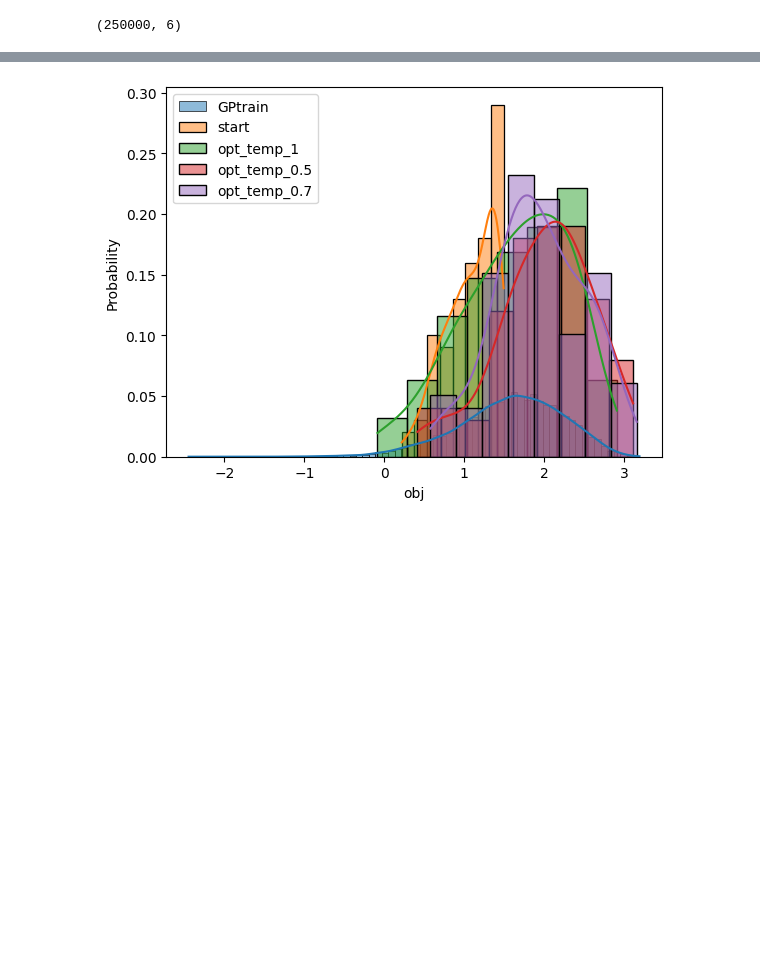
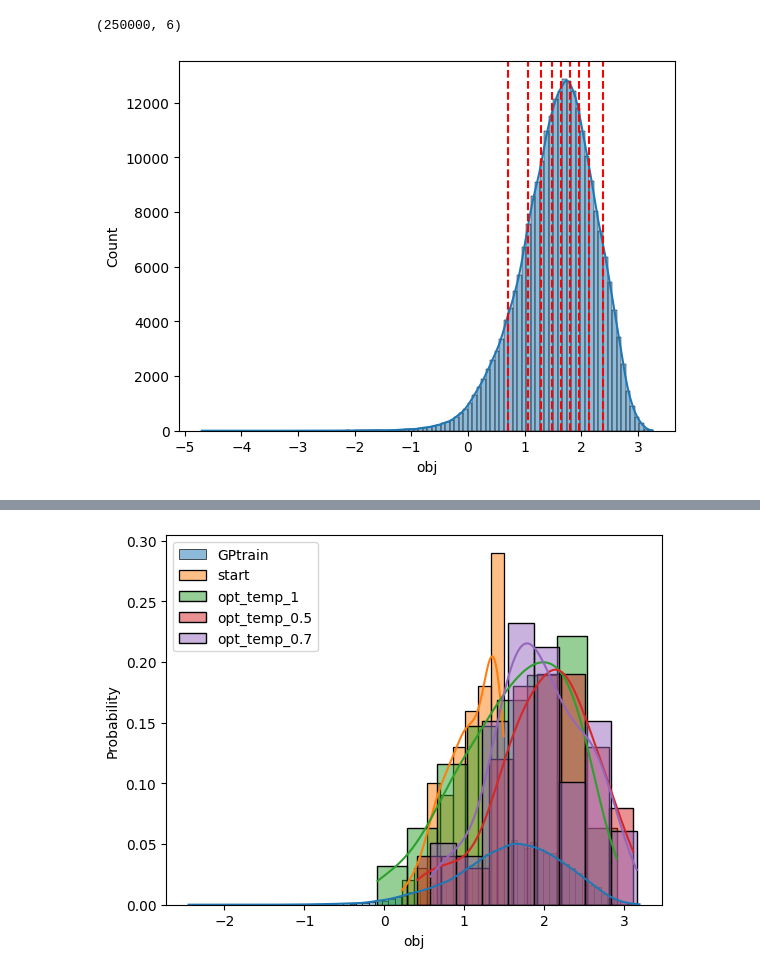
Before and after one commit to sunghwanism/NewMoses, a Jupyter notebook: notebooks/GPR_viz_SH.ipynb, the cells around one changed output, grey strips where cells are left out. Drawn from its saved outputs; the diff is of its cells as text; code cells hidden in the pictures; blank space fills up the shorter version.

```diff
--- a/notebooks/GPR_viz_SH.ipynb
+++ b/notebooks/GPR_viz_SH.ipynb
@@ -345,2 +343,14 @@ def plot_violins(temps):
+# %%
+sns.histplot(zinc_df['obj'], bins=100, kde=True)
+# show 10, 20, 30, 40, 50, 60, 70, 80, 90 percentile
+percentiles = [10, 20, 30, 40, 50, 60, 70, 80, 90]
+percentile_values = [np.percentile(zinc_df['obj'], p) for p in percentiles]
+percentile_values
+# plot it on the sns.histplot
+for percentile_value in percentile_values:
+    plt.axvline(percentile_value, color='r', linestyle='--')
+plt.show()
+# %% [output]
+[figure, added]
 # %%
 temps = np.linspace(0.01, 0.1, 10)
```
Also changed, not shown: parts of 21 cells of this notebook, 27 other files.
